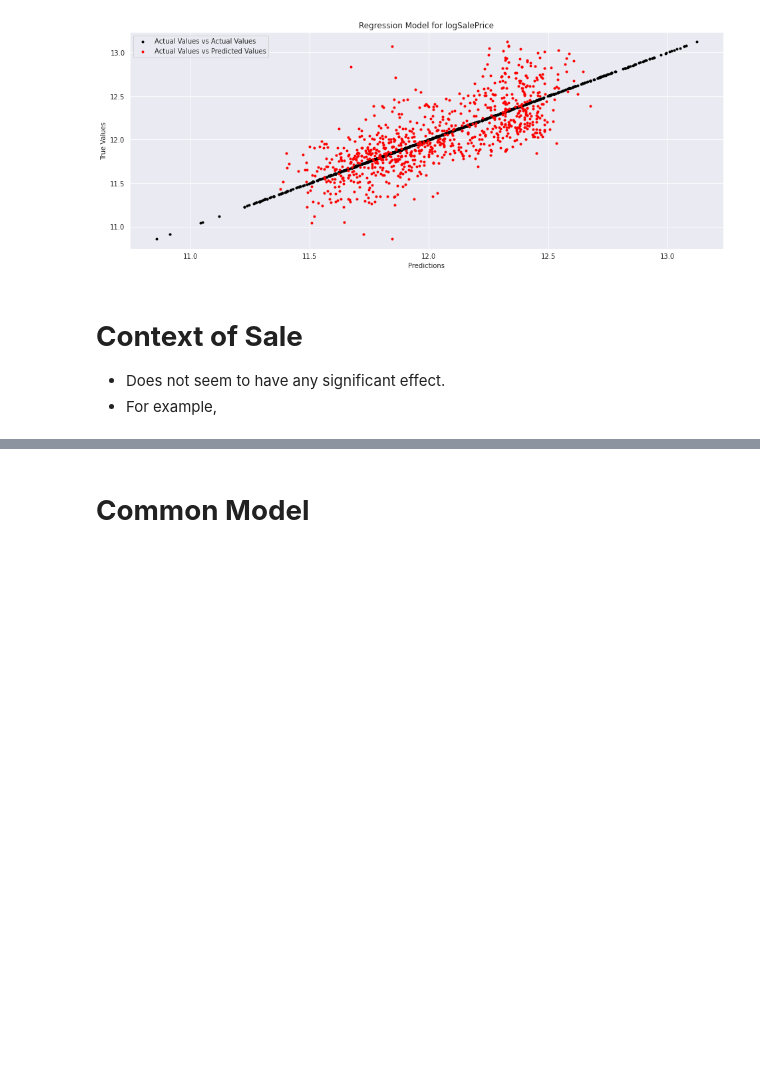
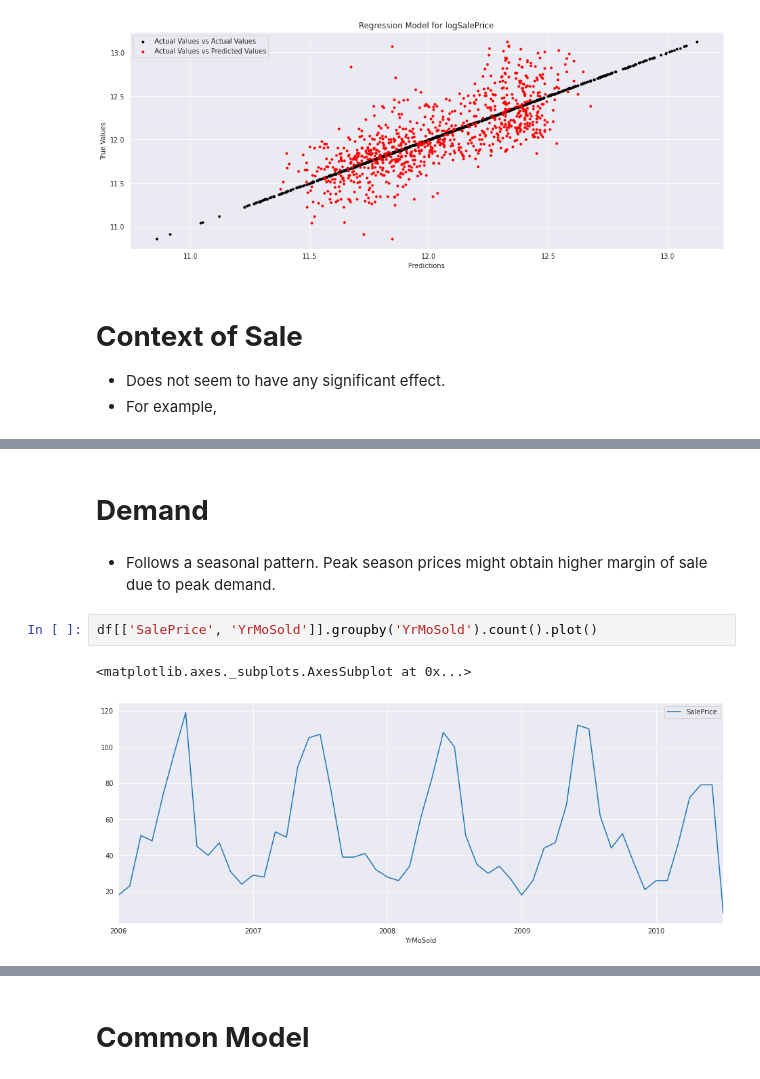
Before and after one commit to rawatpranjal/property-valuation, a Jupyter notebook: AmesHousing.ipynb, the cells around one changed output, grey strips where cells are left out. Cells and saved outputs as stored; diff of their text form; blank space fills up the shorter version.

```diff
--- a/AmesHousing.ipynb
+++ b/AmesHousing.ipynb
@@ -323,0 +329,9 @@ Test R Square: 0.163
+# %% [markdown]
+# **Demand**
+# %% [markdown]
+* Follows a seasonal pattern. Peak season prices might obtain higher margin of sale due to peak demand.
+# %%
+df[['SalePrice', 'YrMoSold']].groupby('YrMoSold').count().plot()
+# %% [output]
+<matplotlib.axes._subplots.AxesSubplot at 0x...>
+[figure, added]
```
Also changed, not shown: parts of 22 cells of this notebook, 18 other files.
